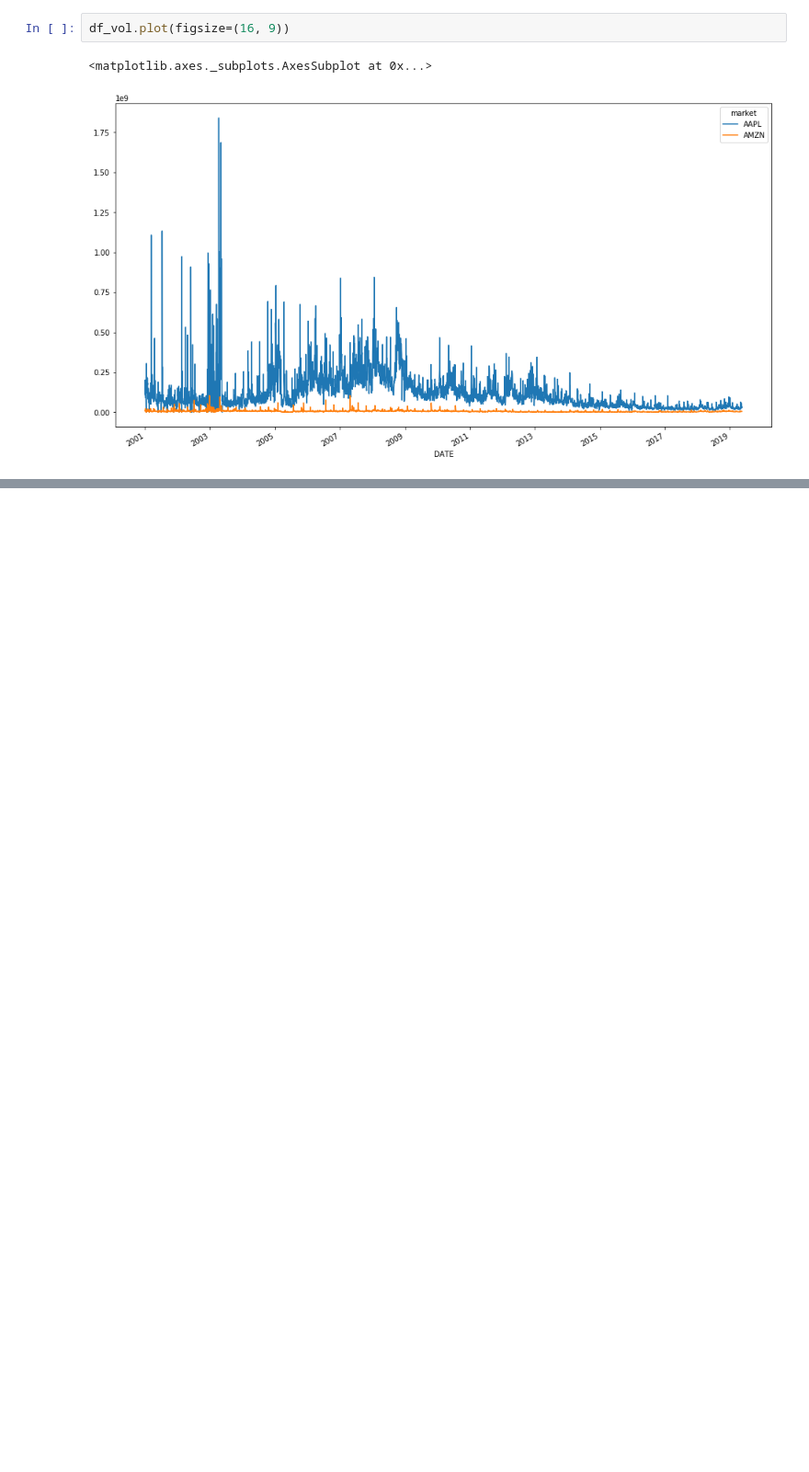
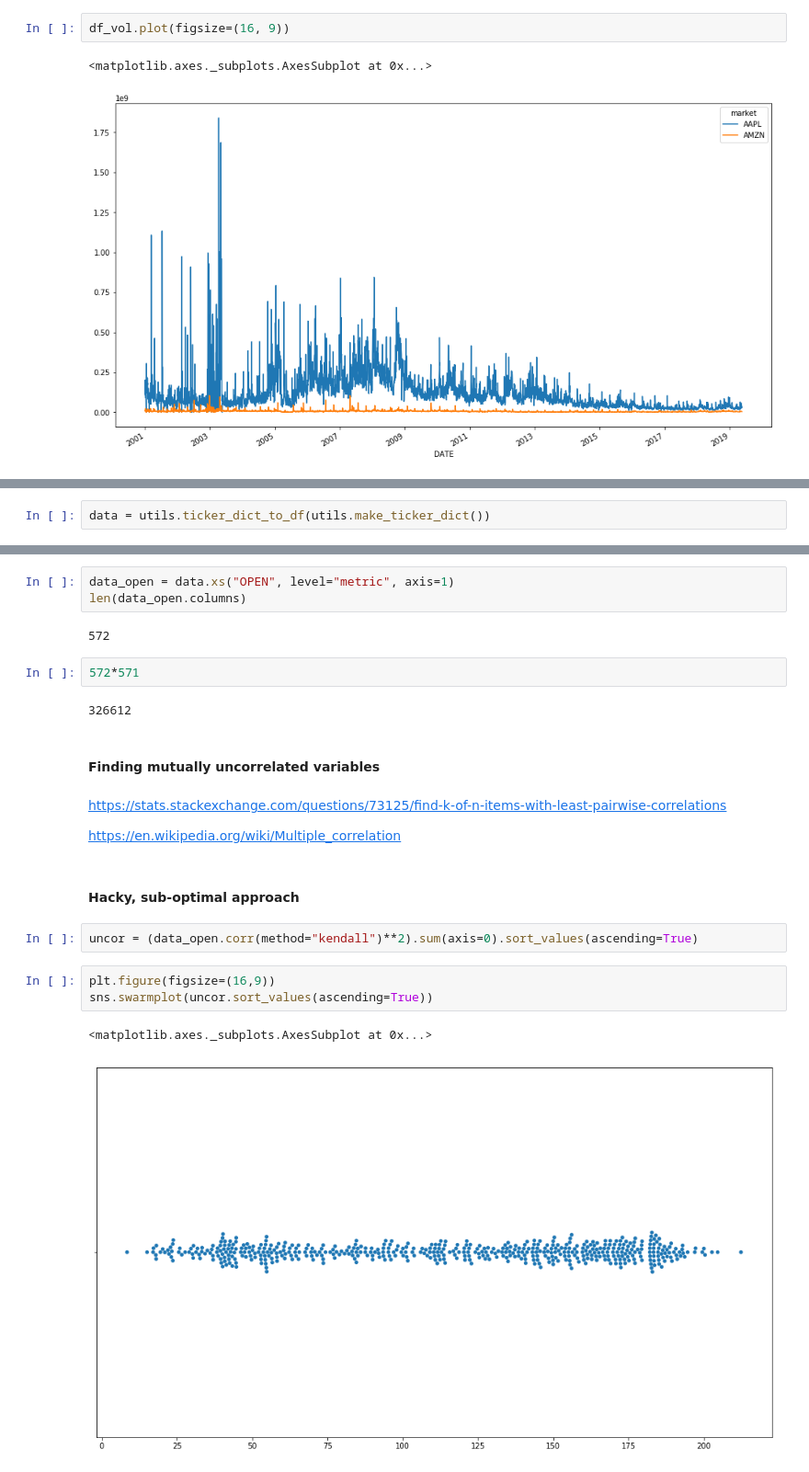
Before and after one commit to rtoole13/quantiac, a Jupyter notebook: notebooks/tph_20190519.ipynb, the cells around one changed output, grey strips where cells are left out. Shown at 92% size. Drawn from its saved outputs; the diff is of its cells as text; blank space fills up the shorter version.

Commit message:
Added market indicators to data zip file. Began investigation into finding a good set of mutually uncorrelated markets

```diff
--- a/notebooks/tph_20190519.ipynb
+++ b/notebooks/tph_20190519.ipynb
@@ -98,0 +58,2 @@ quantiacsToolbox.quantiacsToolbox
+# %%
+data = utils.ticker_dict_to_df(utils.make_ticker_dict())
@@ -98,0 +64,25 @@ quantiacsToolbox.quantiacsToolbox
+# %%
+data_open = data.xs("OPEN", level="metric", axis=1)
+len(data_open.columns)
+# %% [output]
+572
+# %%
+572*571
+# %% [output]
+326612
+# %% [markdown]
+#### Finding mutually uncorrelated variables
+# %% [markdown]
+https://stats.stackexchange.com/questions/73125/find-k-of-n-items-with-least-pairwise-correlations
+
+https://en.wikipedia.org/wiki/Multiple_correlation
+# %% [markdown]
+#### Hacky, sub-optimal approach
+# %%
+uncor = (data_open.corr(method="kendall")**2).sum(axis=0).sort_values(ascending=True)
+# %%
+plt.figure(figsize=(16,9))
+sns.swarmplot(uncor.sort_values(ascending=True))
+# %% [output]
+<matplotlib.axes._subplots.AxesSubplot at 0x...>
+[figure, added]
```
Also changed, not shown: parts of 6 cells of this notebook, 7 other files.
